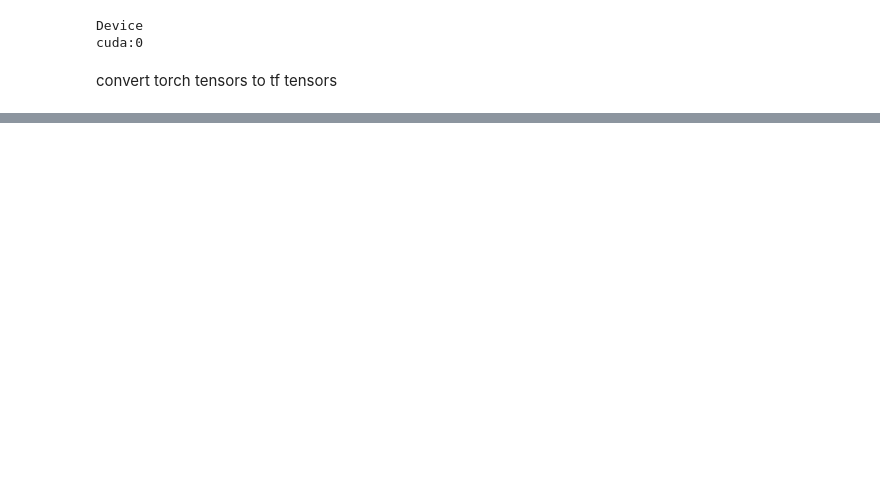
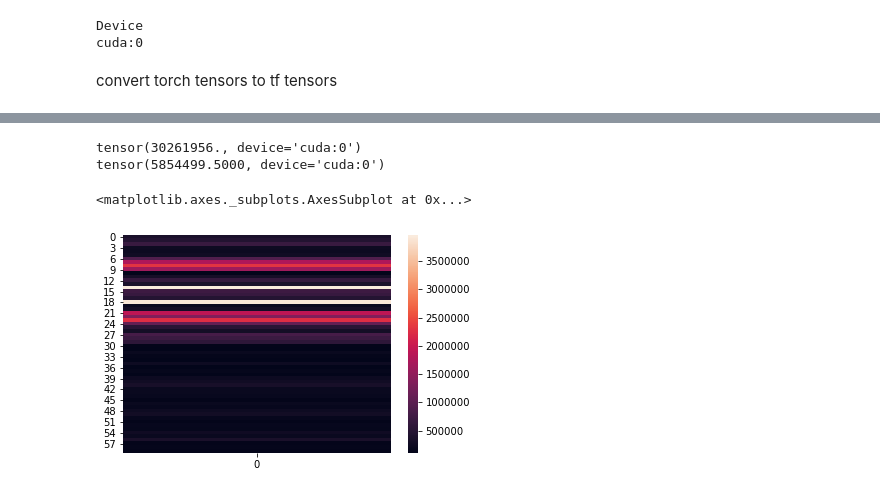
Before and after one commit to beelze-b/Differentiable-Sparse-Subset-Selection, a Jupyter notebook: notebooks/12_TryingOutConcrete_VAE.ipynb, the cells around one changed output, grey strips where cells are left out. Saved outputs shown, nothing was run; the diff lists cells and outputs as text; code cells hidden in the pictures; blank space fills up the shorter version.

```diff
--- a/notebooks/12_TryingOutConcrete_VAE.ipynb
+++ b/notebooks/12_TryingOutConcrete_VAE.ipynb
@@ -92,0 +134,39 @@ ind = selector.get_support(indices=True)
+# %%
+# really good results for vanilla VAE on synthetic data with EPOCHS set to 50,
+# but when running locally set to 10 for reasonable run times
+n_epochs = 600
+batch_size = 64
+lr = 0.0001
+b1 = 0.9
+b2 = 0.999
+k = 24
+# %%
+global_t = 4
+# %%
+vae_gumbel_truncated = ConcreteVAE_NMSL(2*D, hidden_layer_size = 100, z_size = 20, k = k, t = global_t)
+vae_gumbel_truncated.to(device)
+vae_gumbel_trunc_optimizer = torch.optim.Adam(vae_gumbel_truncated.parameters(),
+                                                lr=lr,
+                                                betas = (b1,b2))
+# %%
+gradients_before_burnin = torch.zeros(train_data.shape[1]).to(device)
+gradient_post_burn_in = torch.zeros(train_data.shape[1]).to(device)
+subset_indices_before_burnin = torch.zeros(train_data.shape[1]).to(device)
+subset_indices_post_burnin = torch.zeros(train_data.shape[1]).to(device)
+
+for epoch in range(1, n_epochs+1):
+    grads=train_truncated_with_gradients(train_data, vae_gumbel_truncated,
+                                                      vae_gumbel_trunc_optimizer,
+                                                      epoch,
+                                                      batch_size,
+                                                      Dim = 2*D)
+
+    vae_gumbel_truncated.t = max(0.001, vae_gumbel_truncated.t * 0.99)
+    if epoch <=(n_epochs//5*4):
+        gradients_before_burnin += grads
+        with torch.no_grad():
+            subset_indices_before_burnin += vae_gumbel_truncated.subset_indices.sum(dim = 0)
+    if epoch > (n_epochs//5*4):
+        gradient_post_burn_in += grads
+        with torch.no_grad():
+            subset_indices_post_burnin += vae_gumbel_truncated.subset_indices.sum(dim = 0)
@@ -92,0 +191,9 @@ ind = selector.get_support(indices=True)
+# %%
+print(gradients_before_burnin[:D].sum())
+print(gradients_before_burnin[D:].sum())
+sns.heatmap(gradients_before_burnin.clone().detach().cpu().numpy()[:, np.newaxis])
+# %% [output]
+tensor(30261956., device='cuda:0')
+tensor(5854499.5000, device='cuda:0')
+<matplotlib.axes._subplots.AxesSubplot at 0x...>
+[figure, added]
```
Also changed, not shown: parts of 29 cells of this notebook.
